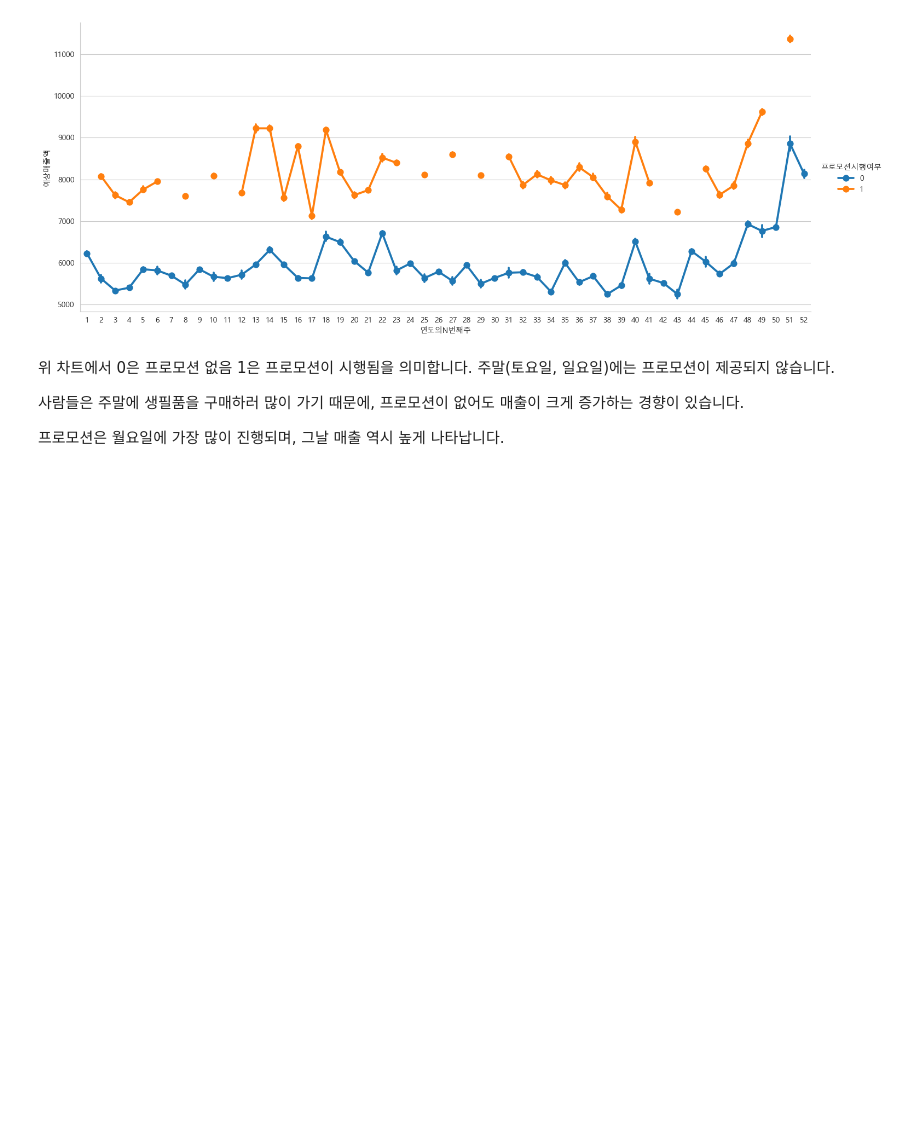
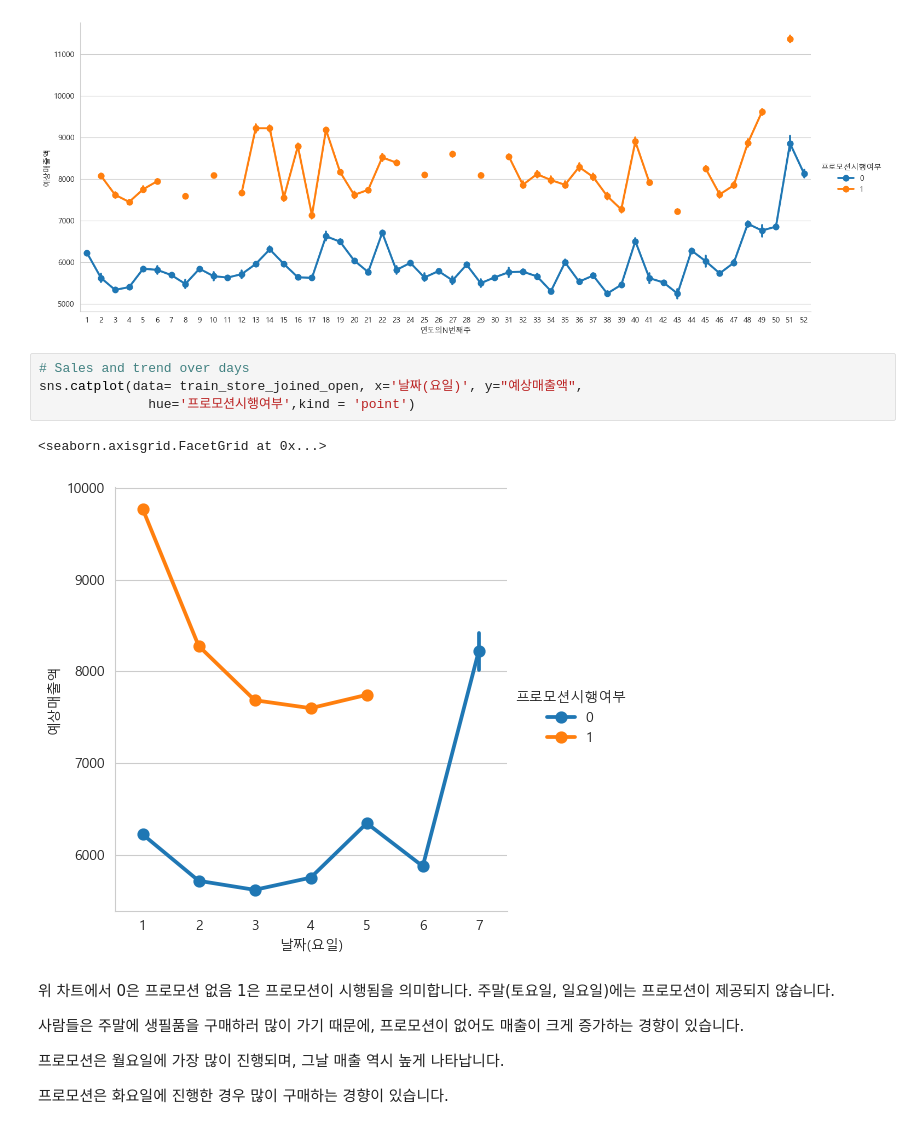
Before and after one commit to Drew240316/DREW_PY, a Jupyter notebook: 2025/Personal_Projects/Rossmann Store Sales Prediction/Notebook.ipynb, the cells around one changed output. Cells and saved outputs as stored; diff of their text form; blank space fills up the shorter version.

```diff
--- a/2025/Personal_Projects/Rossmann Store Sales Prediction/Notebook.ipynb
+++ b/2025/Personal_Projects/Rossmann Store Sales Prediction/Notebook.ipynb
@@ -514,6 +514,13 @@ sns.catplot(data= train_store_joined_open, x='연도의N번째주', y="예상매
 # %% [output]
 <seaborn.axisgrid.FacetGrid at 0x...>
 [figure]
+# %%
+# Sales and trend over days
+sns.catplot(data= train_store_joined_open, x='날짜(요일)', y="예상매출액",
+              hue='프로모션시행여부',kind = 'point')
+# %% [output]
+<seaborn.axisgrid.FacetGrid at 0x...>
+[figure, added]
 # %% [markdown]
 위 차트에서 0은 프로모션 없음 1은 프로모션이 시행됨을 의미합니다.
 주말(토요일, 일요일)에는 프로모션이 제공되지 않습니다.
@@ -521,3 +528,5 @@ sns.catplot(data= train_store_joined_open, x='연도의N번째주', y="예상매
 사람들은 주말에 생필품을 구매하러 많이 가기 때문에, 프로모션이 없어도 매출이 크게 증가하는 경향이 있습니다.
 
 프로모션은 월요일에 가장 많이 진행되며, 그날 매출 역시 높게 나타납니다.
+
+프로모션은 화요일에 진행한 경우 많이 구매하는 경향이 있습니다.
```
Also changed, not shown: parts of 80 cells of this notebook, 4 other files.
